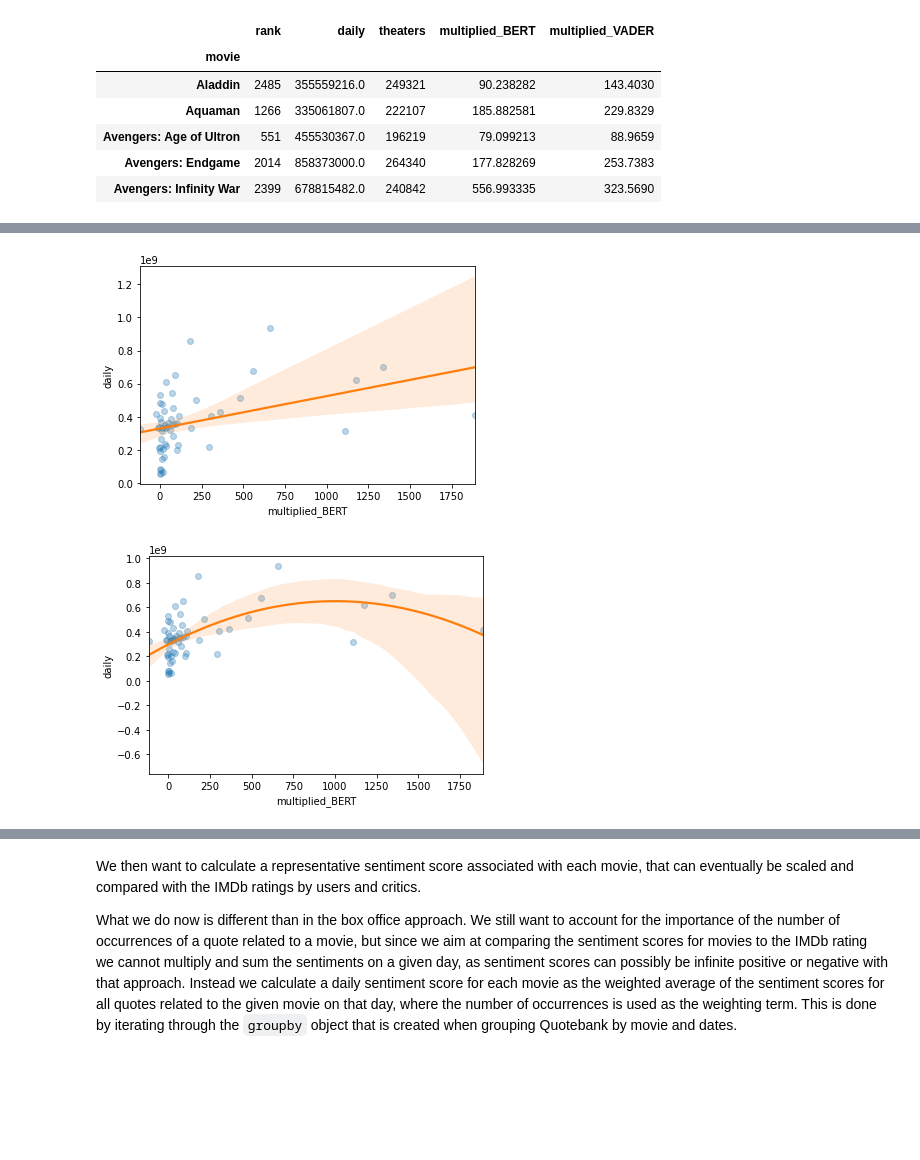
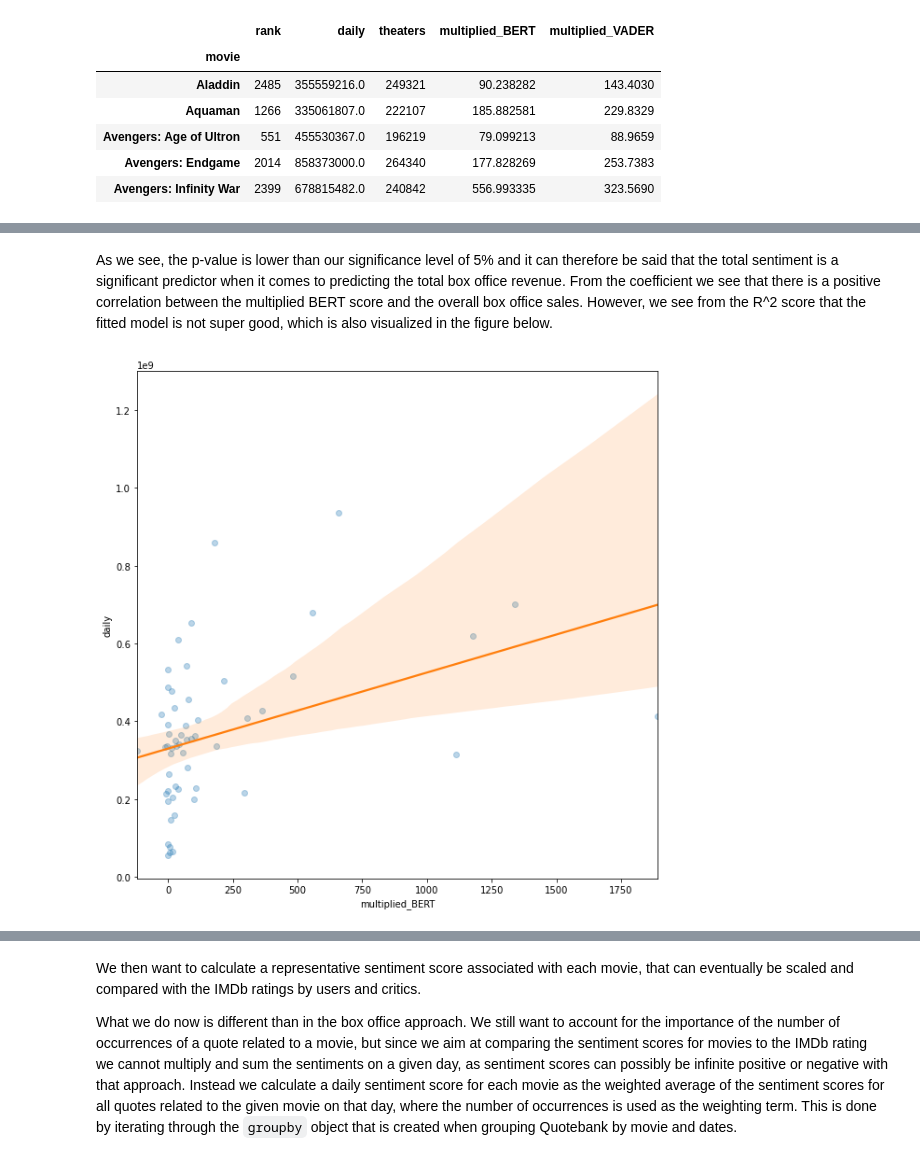
Before and after one commit to epfl-ada/ada-2021-project-f-jab, a Jupyter notebook: RQ2.ipynb, the cells around one changed output, grey strips where cells are left out. Cells and saved outputs as stored; diff of their text form; code cells hidden in the pictures; blank space fills up the shorter version.

```diff
--- a/RQ2.ipynb
+++ b/RQ2.ipynb
@@ -333,18 +309,13 @@ Covariance Type:            nonrobust
 
 Notes:
 [1] Standard Errors assume that the covariance matrix of the errors is correctly specified.
+# %% [markdown]
+As we see, the p-value is lower than our significance level of 5% and it can therefore be said that the total sentiment is a significant predictor when it comes to predicting the total box office revenue. From the coefficient we see that there is a positive correlation between the multiplied BERT score and the overall box office sales. However, we see from the R^2 score that the fitted model is not super good, which is also visualized in the figure below.
 # %%
+plt.figure(figsize = (10,10))
 sns.regplot(data=merged_df.groupby('movie').sum(), x='multiplied_BERT', y='daily',
             line_kws = {'color': 'C1'},
             scatter_kws = {'color': 'C0', 'alpha': 0.3})
 plt.show()
 # %% [output]
-[figure, old version]
+[figure, new version]
-# %%
-sns.regplot(data=merged_df.groupby('movie').sum(), x='multiplied_BERT', y='daily',
-            line_kws = {'color': 'C1'},
-            scatter_kws = {'color': 'C0', 'alpha': 0.3},
-            order=2)
-plt.show()
-# %% [output]
-[figure, removed]
```
Also changed, not shown: parts of 45 cells of this notebook, 4 other files.
